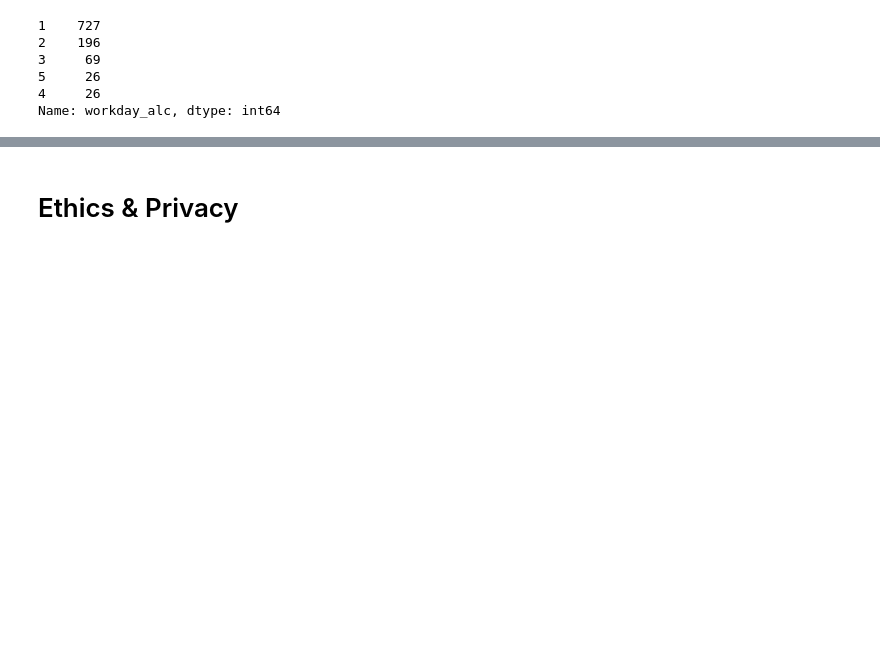
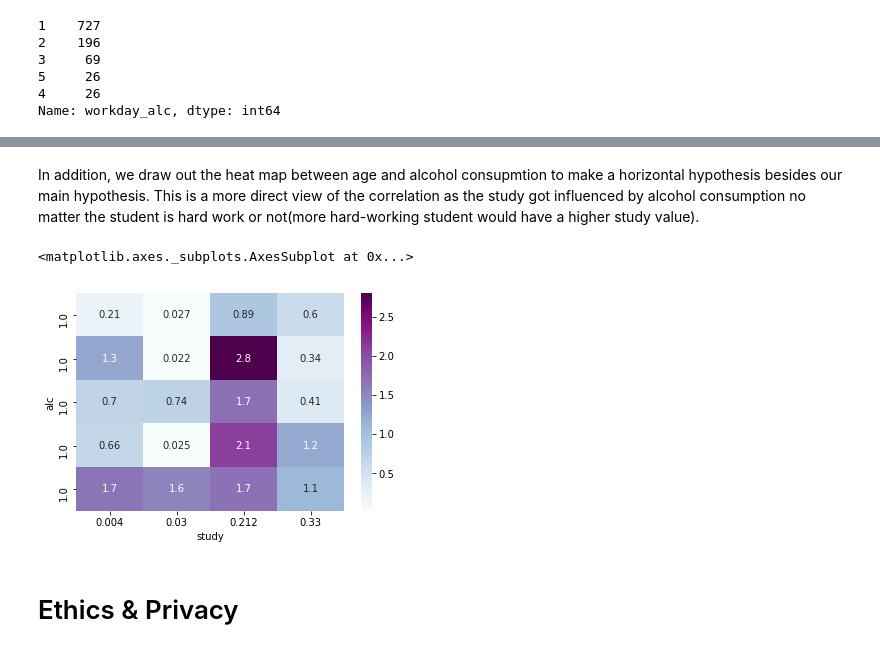
Before and after one commit to kaiitheguy/FinalProjectGroup62, a Jupyter notebook: FinalProjectGroup62.ipynb, the cells around one changed output, grey strips where cells are left out. Cells and saved outputs as stored; diff of their text form; code cells hidden in the pictures; blank space fills up the shorter version.

```diff
--- a/FinalProjectGroup62.ipynb
+++ b/FinalProjectGroup62.ipynb
@@ -356,3 +403,17 @@ school_alcohol = plt.gcf()
+# %% [markdown]
+In addition, we draw out the heat map between age and alcohol consupmtion to make a horizontal hypothesis besides our main hypothesis. This is a more direct view of the correlation as the study got influenced by alcohol consumption no matter the student is hard work or not(more hard-working student would have a higher study value).
+# %%
+import seaborn as sns
+%matplotlib inline
+
+Index= df_w['alc'].head(5)
+Cols = df_w['study'].head(4)
+df_h = pd.DataFrame(abs(np.random.randn(5, 4)), index=Index, columns=Cols)
+
+sns.heatmap(df_h, annot=True,cmap="BuPu")
+# %% [output]
+<matplotlib.axes._subplots.AxesSubplot at 0x...>
+[figure, added]
 # %% [markdown]
 # Ethics & Privacy
 # %% [markdown]
```
Also changed, not shown: parts of 27 cells of this notebook.
